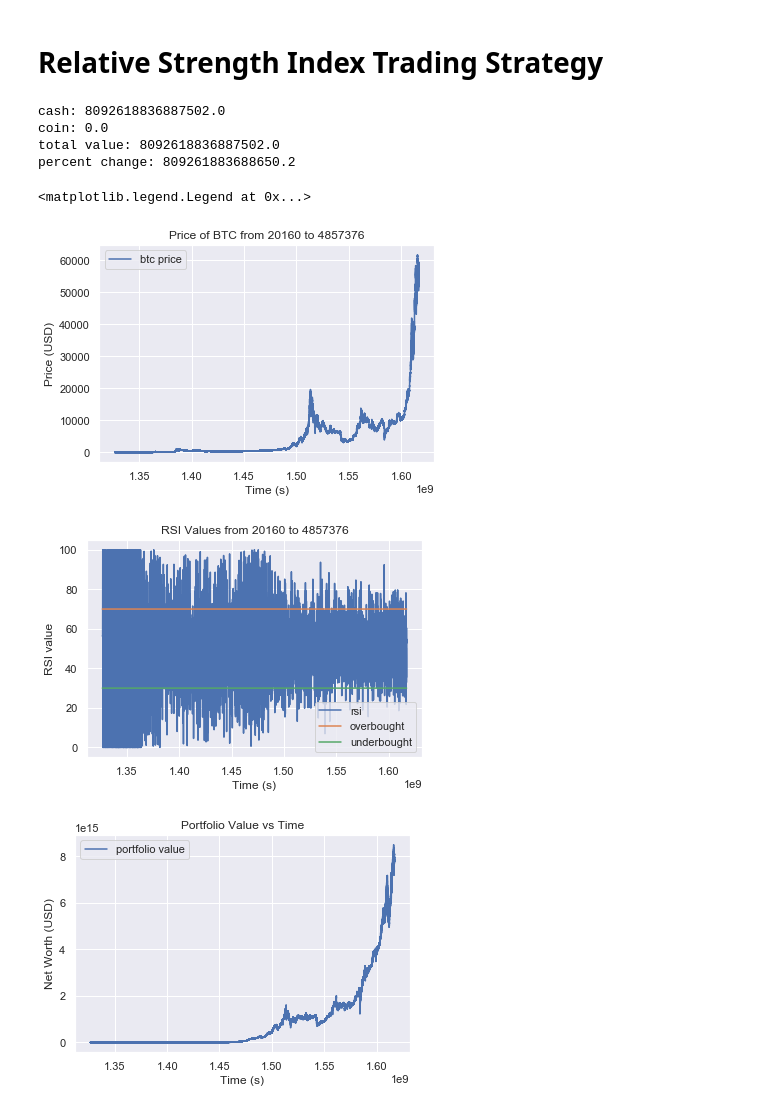
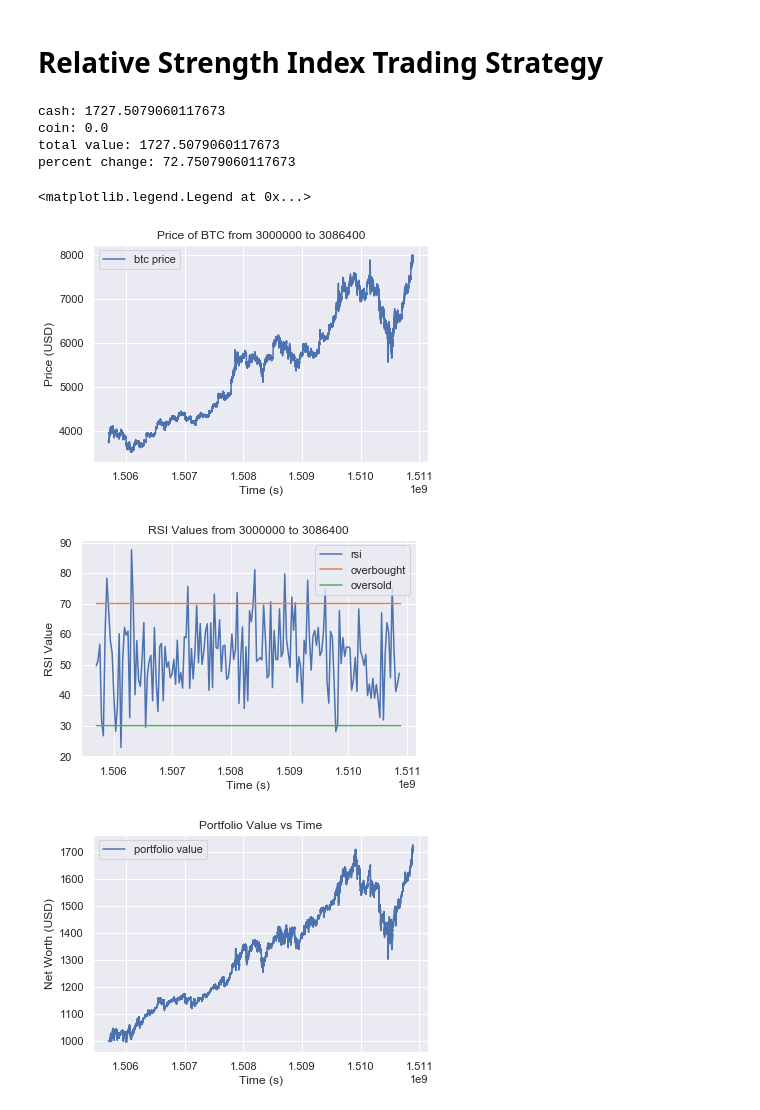
Before and after one commit to wyattgf/crypto-algo-trader, a Jupyter notebook: TradingAlgo.ipynb, the cells around one changed output. Drawn from its saved outputs; the diff is of its cells as text; code cells hidden in the pictures.

Commit message:
Ran functions for good representative days

```diff
--- a/TradingAlgo.ipynb
+++ b/TradingAlgo.ipynb
@@ -175,7 +170,7 @@ time_delta = 1 # each increment/decrement of 1 represents one minute
 # efficient moving average calculation
 
 start_time = time.time()
-prev_avg, nan_offset = calc_mov_avg(moving_avg_rank, time_delta, starting_index-1*time_delta) #pre-processing
+prev_avg, nan_offset = calc_mov_avg(moving_avg_rank, time_delta, start-1*time_delta) #pre-processing
 
 for i in range(start, end):
 
@@ -319,7 +314,7 @@ def calc_thresholds(index, trigger_threshold):
     buy = (1 - trigger_threshold) * reference_price
     return (reference_price, sell, buy)
 
-start = int(4 * 10**6 + 0*len(day)) # TOGGLE for start of time period
+start = int(3 * 10**6 + 0*len(day)) # TOGGLE for start of time period
 end = start + 30*len(day) # TOGGLE for end of time period
 
 #end = 4857376 # TOGGLE for all data
@@ -333,7 +328,7 @@ cash_value_dollars = [float] * arr_len
 overall_wealth = [float] * arr_len
 
 
-buy_proportions = [el/10 for el in range(10,11)] # TOGGLE this range to allow for trading w/ different trading proportions
+buy_proportions = [el/10 for el in range(9,11)] # TOGGLE this range to allow for trading w/ different trading proportions
 
 trigger_thresholds = [el/100 for el in range(1,6)] # TOGGLE this range to allow for different percentage triggers
 deltas = [float] * len(trigger_thresholds) # holds percentage changes of portfolio value
@@ -380,6 +375,8 @@ for buy_prop in buy_proportions:
         deltas_index+=1
 
     plt.legend(loc='best')
+    plt.xlabel('Time (s)')
+    plt.ylabel('Portfolio Value (USD)')
 
     for i in range(len(trigger_thresholds)):
         print(f'trade prop = {buy_prop}: (trigger = {trigger_thresholds[i]}, profit = {round(deltas[i],4)}%)')
@@ -541,7 +545,7 @@ def calc_avg_gain_loss(start, rank, time_delta):
     gain = 0
     loss = 0
 
-    for i in range(start-rank*time_delta, start):
+    for i in range(start-rank*time_delta, start-1):
         curr_price = get_curr_price(i)
         next_price = get_curr_price(i+1)
         delta = next_price - curr_price
@@ -556,11 +560,11 @@ def calc_avg_gain_loss(start, rank, time_delta):
 
     return (avg_gain, avg_loss)
 
-start = 3 * 10**6
+start = 3 * 10**6 # good demonstration day
 end = start + 60*minutes_in_day
 
-end = 4857376 # TOGGLE for all data
-start = 0 + time_delta*rank # TOGGLE for all data
+#end = 4857376 # TOGGLE for all data
+#start = 0 + time_delta*rank # TOGGLE for all data
 
 cash, coin, buy, sell = (1000,0,0,0) # TOGGLE starting cash/coin values
 starting_wealth = cash + coin * get_curr_price(start-1) if not np.isnan(get_curr_price(start-1)) else cash
@@ -574,7 +578,7 @@ sample_rate = 1
 trade_prop = 1
 
 overbought = 70
-underbought = 30
+oversold = 30
 
 arr_len = (int((end-start) / sample_rate)) if (end-start)%sample_rate == 0 else (int((end-start) / sample_rate)+1)
 
@@ -604,49 +608,49 @@ for i in range(start,end):
     if rsi_values[i-start] >= overbought:
         cash, coin, success = execute_sell(curr_price, cash, coin, trade_prop)
 
-    elif rsi_values[i-start] <= underbought:
+    elif rsi_values[i-start] <= oversold:
         cash, coin, success = execute_buy(curr_price, cash, coin, trade_prop)
 
     overall_wealth[i-start] = curr_price * coin + cash
     prev_avg_gain = avg_gain
     prev_avg_loss = avg_loss
     prev_price = curr_price
-
+    #print(f'{cash},{coin}')
 
 res = list_assets(starting_wealth, cash, coin, end)
 
 
 time_span = df['Timestamp'][start:end]
 
 plt.figure(0)
 plt.plot(time_span[::sample_rate], df['Weighted_Price'][start:end:sample_rate], label='btc price')
 plt.title(f'Price of BTC from {start} to {end}')
 plt.ylabel('Price (USD)')
 plt.xlabel('Time (s)')
 plt.legend(loc='best')
 
 plt.figure(1)
-step = 700 #plotted w/ large step value to make more visible, TOGGLE to 1 for full set of data
+step = 500 #plotted w/ large step value to make more visible, TOGGLE to 1 for full set of data
 plt.plot(time_span[::step], rsi_values[::step], label='rsi') # rsi values
 plt.plot(time_span, [overbought] * arr_len, label='overbought') # overbought marker
-plt.plot(time_span, [underbought] * arr_len, label='underbought') # underbought marker
+plt.plot(time_span, [oversold] * arr_len, label='oversold') # underbought marker
 plt.title(f'RSI Values from {start} to {end}')
 plt.ylabel('RSI Value')
 plt.xlabel('Time (s)')
 plt.legend(loc='best')
 
 plt.figure(2)
 plt.plot(time_span, overall_wealth, label='portfolio value')
 plt.title('Portfolio Value vs Time')
 plt.xlabel('Time (s)')
 plt.ylabel('Net Worth (USD)')
 plt.legend(loc='best')
 # %% [output]
-cash: 8092618836887502.0
+cash: 1727.5079060117673
 coin: 0.0
-total value: 8092618836887502.0
-percent change: 809261883688650.2
+total value: 1727.5079060117673
+percent change: 72.75079060117673
 <matplotlib.legend.Legend at 0x...>
-[figure, old version]
+[figure, new version]
-[figure, old version]
+[figure, new version]
-[figure, old version]
+[figure, new version]
```
Also changed, not shown: parts of 5 cells of this notebook.
